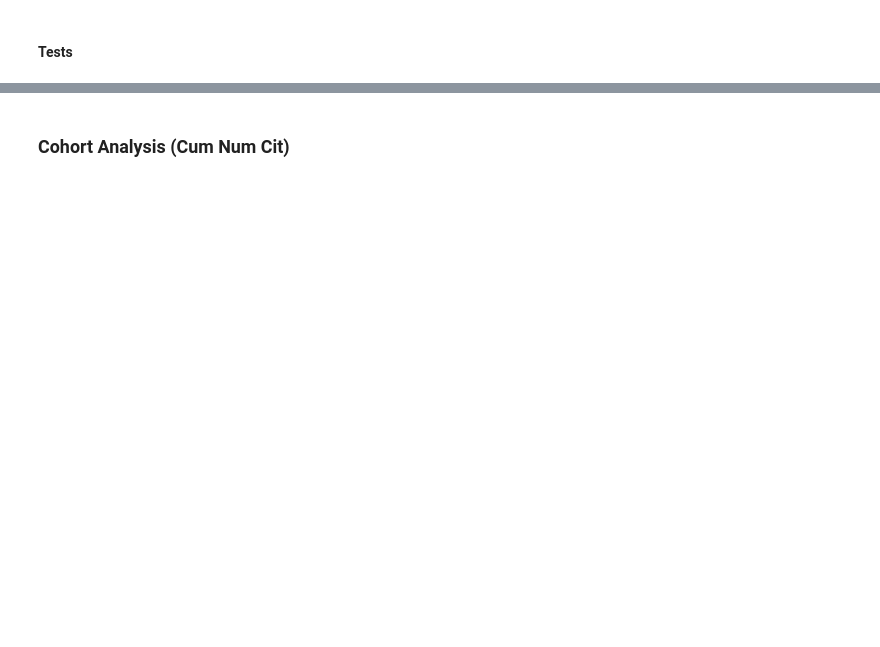
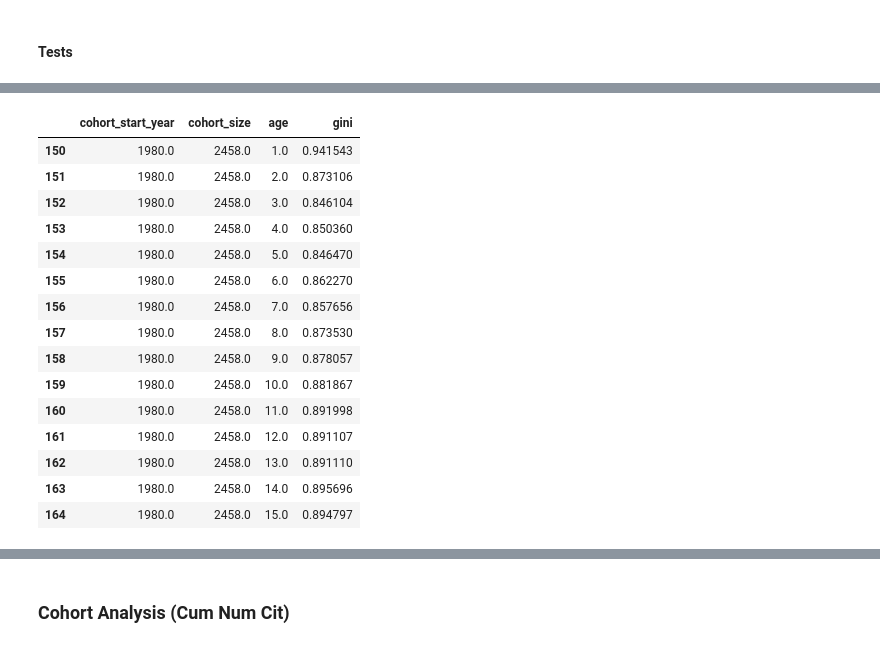
Before and after one commit to gesiscss/inequality, a Jupyter notebook: 2.Cohort analysis - citations.ipynb, the cells around one changed output, grey strips where cells are left out. Drawn from its saved outputs; the diff is of its cells as text; code cells hidden in the pictures; blank space fills up the shorter version.

```diff
--- a/2.Cohort analysis - citations.ipynb
+++ b/2.Cohort analysis - citations.ipynb
@@ -189,0 +221,2 @@ plot_cohort_effect_size
+# %%
+cohort_size_gini_all = plot.get_cohort_size_gini(cohort_careerage_df,criterion, cohort_careerage_df["cohort_start_year"].unique())
@@ -189,0 +244,19 @@ plot_cohort_effect_size
+# %%
+cohort_size_gini_all[cohort_size_gini_all['cohort_start_year'] == 1980]
+# %% [output]
+|  | cohort_start_year | cohort_size | age | gini |
+| 150 | 1980.0 | 2458.0 | 1.0 | 0.941543 |
+| 151 | 1980.0 | 2458.0 | 2.0 | 0.873106 |
+| 152 | 1980.0 | 2458.0 | 3.0 | 0.846104 |
+| 153 | 1980.0 | 2458.0 | 4.0 | 0.850360 |
+| 154 | 1980.0 | 2458.0 | 5.0 | 0.846470 |
+| 155 | 1980.0 | 2458.0 | 6.0 | 0.862270 |
+| 156 | 1980.0 | 2458.0 | 7.0 | 0.857656 |
+| 157 | 1980.0 | 2458.0 | 8.0 | 0.873530 |
+| 158 | 1980.0 | 2458.0 | 9.0 | 0.878057 |
+| 159 | 1980.0 | 2458.0 | 10.0 | 0.881867 |
+| 160 | 1980.0 | 2458.0 | 11.0 | 0.891998 |
+| 161 | 1980.0 | 2458.0 | 12.0 | 0.891107 |
+| 162 | 1980.0 | 2458.0 | 13.0 | 0.891110 |
+| 163 | 1980.0 | 2458.0 | 14.0 | 0.895696 |
+| 164 | 1980.0 | 2458.0 | 15.0 | 0.894797 |
```
Also changed, not shown: parts of 21 cells of this notebook, 4 other files.
